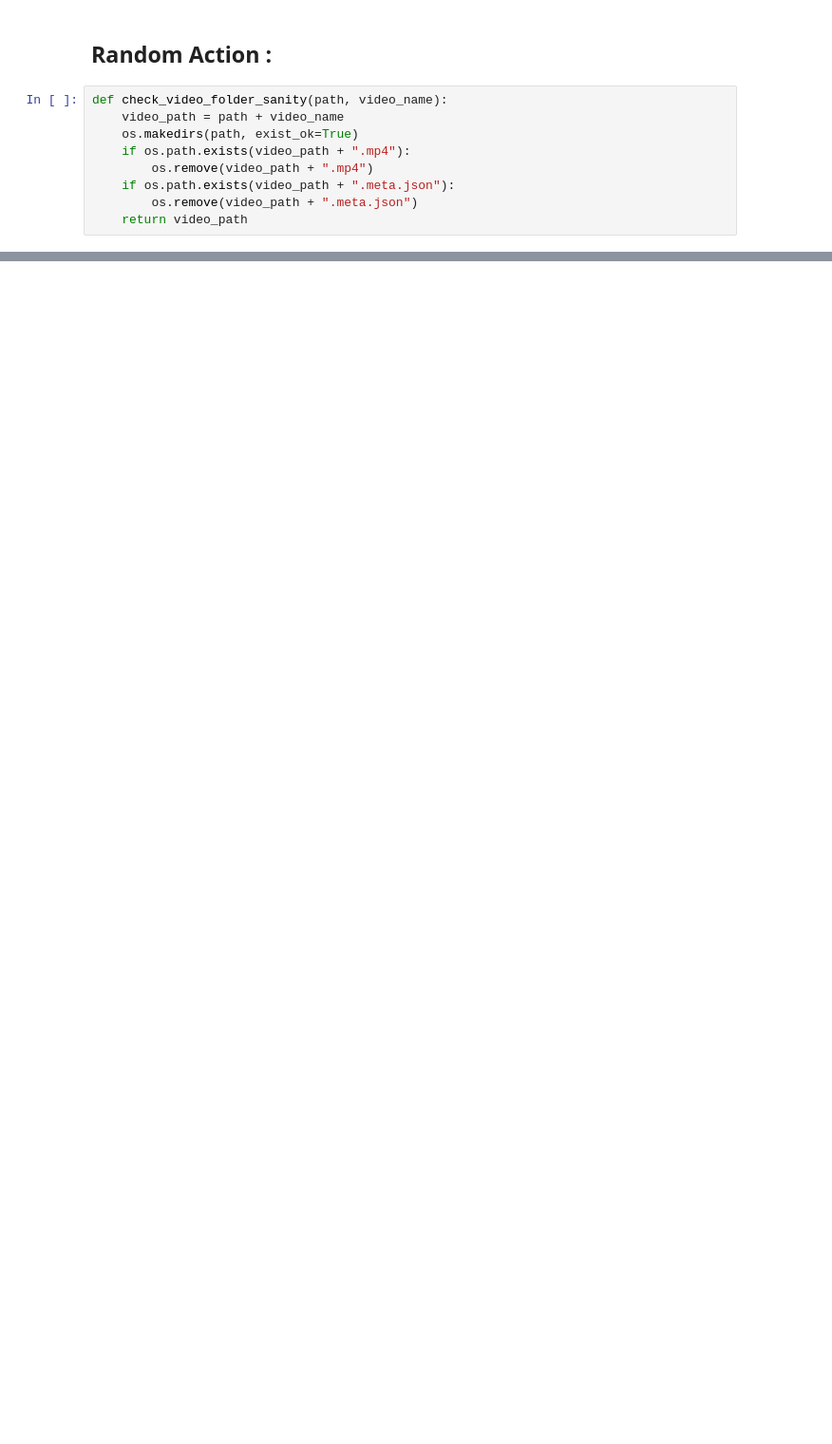
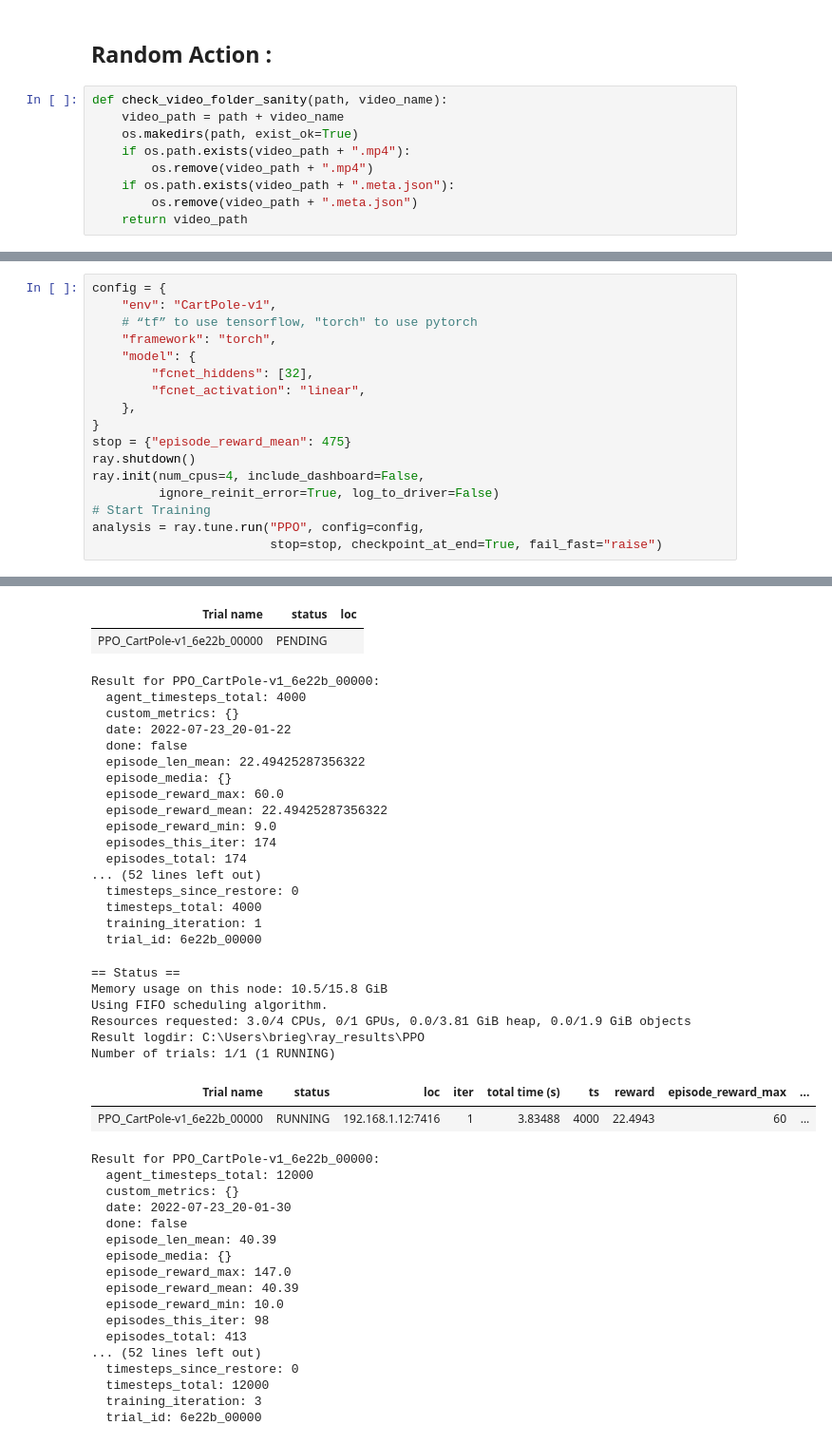
Before and after one commit to OudeaBrieg/RockBottem, a Jupyter notebook: Challenge_1_Cart_Pole.ipynb, the cells around one changed output, grey strips where cells are left out. Shown at 95% size. Drawn from its saved outputs; the diff is of its cells as text; blank space fills up the shorter version.

Commit message:
[TRAINED] new models trained for cart pole and lunar lander

```diff
--- a/Challenge_1_Cart_Pole.ipynb
+++ b/Challenge_1_Cart_Pole.ipynb
@@ -63,0 +75,18 @@ Video(video_path + ".mp4")
+# %%
+config = {
+    "env": "CartPole-v1",
+    # “tf” to use tensorflow, "torch" to use pytorch
+    "framework": "torch",
+    "model": {
+        "fcnet_hiddens": [32],
+        "fcnet_activation": "linear",
+    },
+}
+stop = {"episode_reward_mean": 475}
+ray.shutdown()
+ray.init(num_cpus=4, include_dashboard=False,
+         ignore_reinit_error=True, log_to_driver=False)
+# Start Training
+analysis = ray.tune.run("PPO", config=config,
+                        stop=stop, checkpoint_at_end=True, fail_fast="raise")
+# %% [output]
@@ -63,0 +99,44 @@ Video(video_path + ".mp4")
+| Trial name | status | loc |
+| PPO_CartPole-v1_6e22b_00000 | PENDING |  |
+Result for PPO_CartPole-v1_6e22b_00000:
+  agent_timesteps_total: 4000
+  custom_metrics: {}
+  date: 2022-07-23_20-01-22
+  done: false
+  episode_len_mean: 22.49425287356322
+  episode_media: {}
+  episode_reward_max: 60.0
+  episode_reward_mean: 22.49425287356322
+  episode_reward_min: 9.0
+  episodes_this_iter: 174
+  episodes_total: 174
+... (52 lines left out)
+  timesteps_since_restore: 0
+  timesteps_total: 4000
+  training_iteration: 1
+  trial_id: 6e22b_00000
+== Status ==
+Memory usage on this node: 10.5/15.8 GiB
+Using FIFO scheduling algorithm.
+Resources requested: 3.0/4 CPUs, 0/1 GPUs, 0.0/3.81 GiB heap, 0.0/1.9 GiB objects
+Result logdir: C:\Users\brieg\ray_results\PPO
+Number of trials: 1/1 (1 RUNNING)
+| Trial name | status | loc | iter | total time (s) | ts | reward | episode_reward_max | ... |
+| PPO_CartPole-v1_6e22b_00000 | RUNNING | 192.168.1.12:7416 | 1 | 3.83488 | 4000 | 22.4943 | 60 | ... |
+Result for PPO_CartPole-v1_6e22b_00000:
+  agent_timesteps_total: 12000
+  custom_metrics: {}
+  date: 2022-07-23_20-01-30
+  done: false
+  episode_len_mean: 40.39
+  episode_media: {}
+  episode_reward_max: 147.0
+  episode_reward_mean: 40.39
+  episode_reward_min: 10.0
+  episodes_this_iter: 98
+  episodes_total: 413
+... (52 lines left out)
+  timesteps_since_restore: 0
+  timesteps_total: 12000
+  training_iteration: 3
+  trial_id: 6e22b_00000
```
Also changed, not shown: parts of 11 cells of this notebook, 3 other files.
